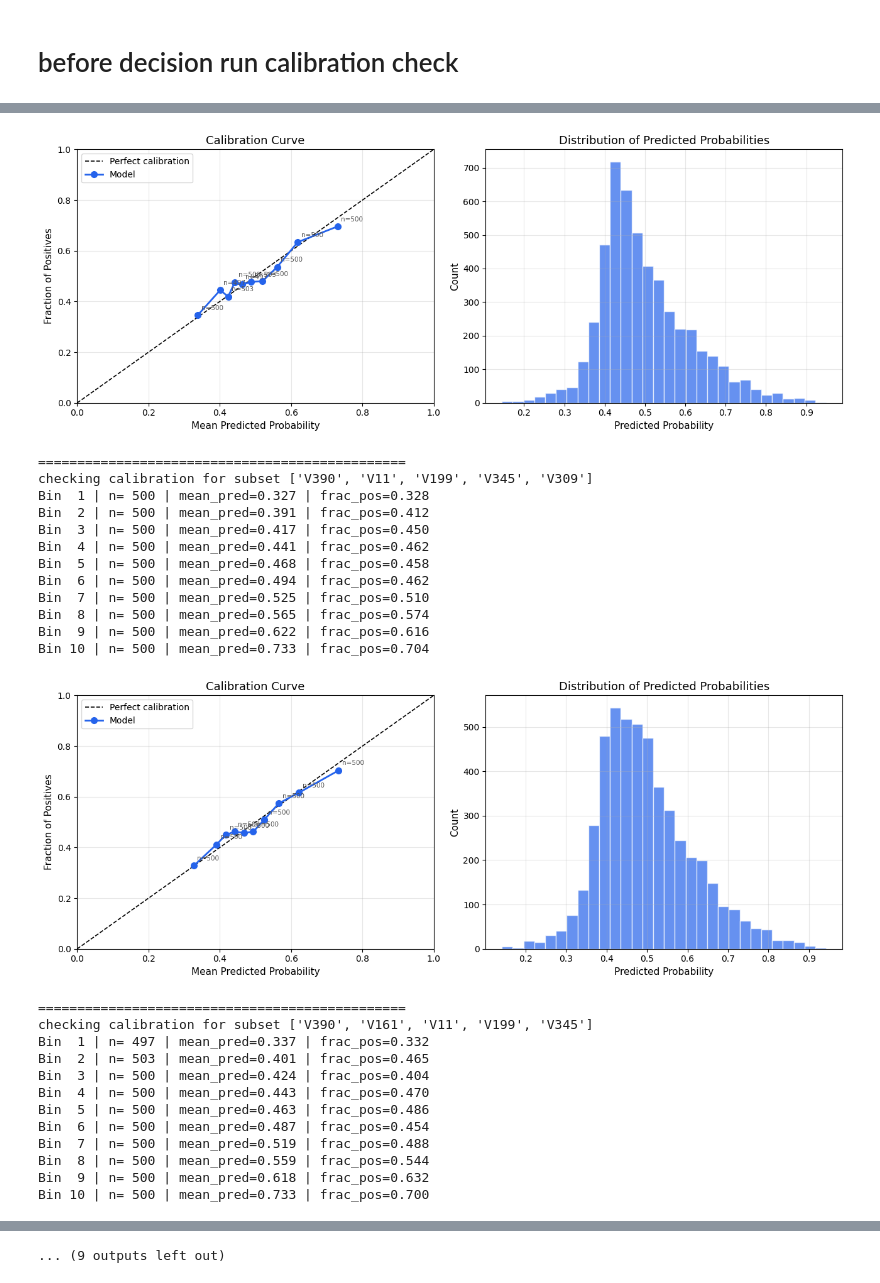
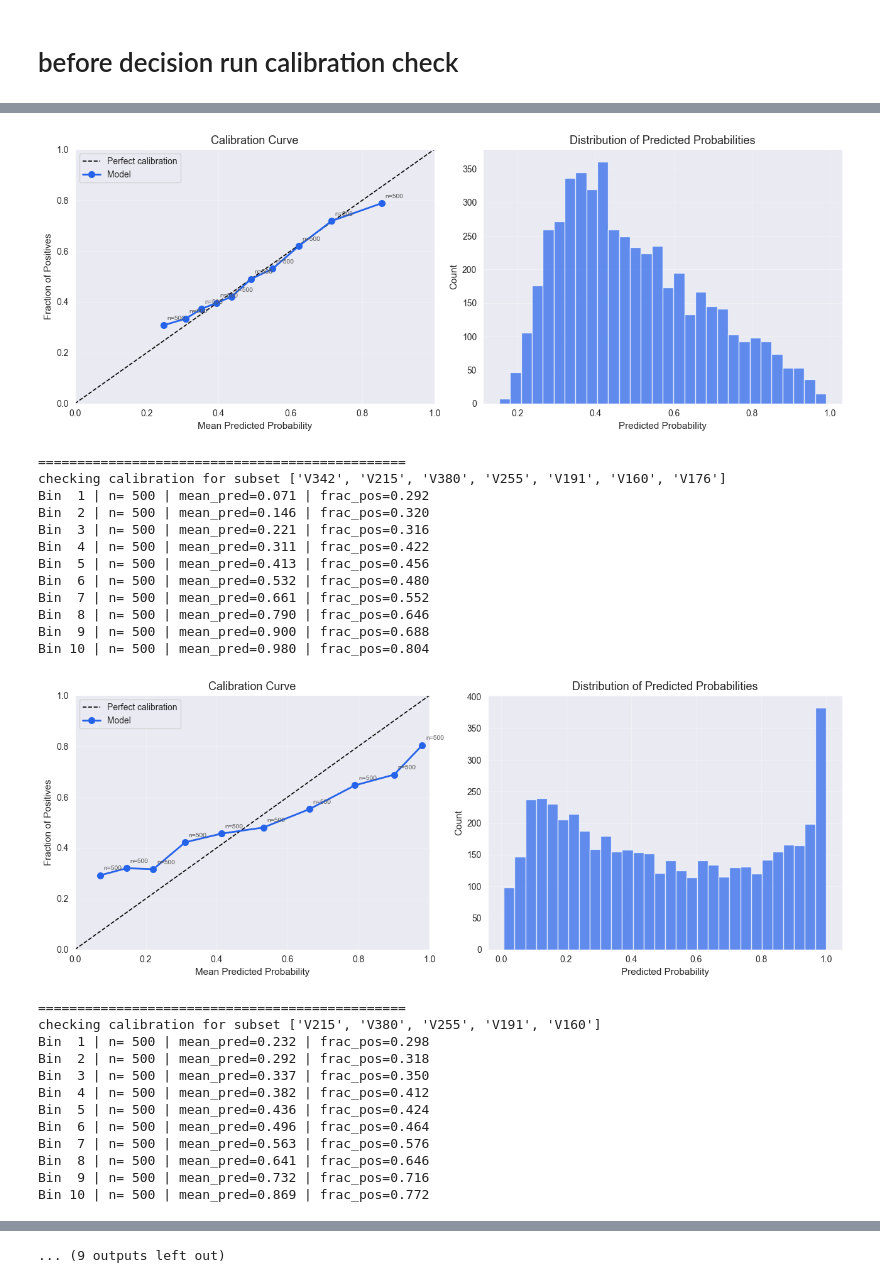
Before and after one commit to M-SZEWCZAK/-Cost-Sensitive-Predictive-Modeling, a Jupyter notebook: experiment_flows/third_level_selection.ipynb, the cells around one changed output, grey strips where cells are left out. Cells and saved outputs as stored; diff of their text form; code cells hidden in the pictures.

```diff
--- a/experiment_flows/third_level_selection.ipynb
+++ b/experiment_flows/third_level_selection.ipynb
@@ -18,7 +18,7 @@ PROJECT_FOLDER_NAME = "-Cost-Sensitive-Predictive-Modeling"
 current_path = Path(os.getcwd()).resolve()
 project_root = Path(*current_path.parts[:current_path.parts.index(PROJECT_FOLDER_NAME) + 1])
 #======== run variables ======================================
-EXP_NAME = "corr" # set run name
+EXP_NAME = "xgb_common" # set run name
 EXP_DIR = project_root / "experiment_results" / EXP_NAME
 EXP_DIR.mkdir(parents=True, exist_ok=True)
 #filenames to save output
@@ -160,3 +160,6 @@ best custom hyperparameters: {'max_depth': 2, 'n_estimators': 500, 'lr': 0.1}
 best precision hyperparameters: {'max_depth': 2, 'n_estimators': 500, 'lr': 0.1}
 =======================================
 Successfully saved data to C:\Users\andrz\-Cost-Sensitive-Predictive-Modeling\experiment_results\corr\top10_subsets_hyperparam_tuning_dict.json
+# %%
+top10_hyperparameter_tuning_result_dict=load_dict_from_json(FILE_BEST_AFTER_TUNING)
+print(top10_hyperparameter_tuning_result_dict)
@@ -262,7 +267,7 @@ top10_cv_result_dict={
 }
 for ind in top10_subset_indices:
     print(f"checking cv score for subset: {top10_hyperparameter_tuning_result_dict[ind]['subset_list']}")
-    model=XGBClassifier(max_depth=top10_hyperparameter_tuning_result_dict[ind]['best_c_hyperparams']['max_depth'])
+    model=XGBClassifier(max_depth=top10_hyperparameter_tuning_result_dict[ind]['best_c_hyperparams']['max_depth'],lr=top10_hyperparameter_tuning_result_dict[ind]['best_c_hyperparams']['lr'],n_estimators=top10_hyperparameter_tuning_result_dict[ind]['best_c_hyperparams']['n_estimators'])
     all_y_test,all_y_prob=get_cv_calibration_predictions(model,x.loc[:,top10_hyperparameter_tuning_result_dict[ind]['subset_list']],y)
     all_y_pred=(all_y_prob>score_model_optimal_k(all_y_test,all_y_prob,n_vars=len(top10_hyperparameter_tuning_result_dict[ind]['subset_list']))[1]).astype(int)
     print(precision_score(all_y_test,all_y_pred))
@@ -296,7 +375,7 @@ Successfully saved data to C:\Users\andrz\-Cost-Sensitive-Predictive-Modeling\ex
 # %%
 for ind in top10_subset_indices:
     print(f"checking calibration for subset {top10_hyperparameter_tuning_result_dict[ind]['subset_list']}")
-    model=XGBClassifier(max_depth=top10_hyperparameter_tuning_result_dict[ind]['best_c_hyperparams']['max_depth'])
+    model=XGBClassifier(max_depth=top10_hyperparameter_tuning_result_dict[ind]['best_c_hyperparams']['max_depth'],learning_rate=top10_hyperparameter_tuning_result_dict[ind]['best_c_hyperparams']['lr'],n_estimators=top10_hyperparameter_tuning_result_dict[ind]['best_c_hyperparams']['n_estimators'])
     all_y_test,all_y_prob=get_cv_calibration_predictions(model,x.loc[:,top10_hyperparameter_tuning_result_dict[ind]['subset_list']],y)
     check_calibration(all_y_prob,all_y_test,savename=Path(PLOT_DIR / f"calibration_for_subset_{ind}"))
     print("===============================================")
@@ -315,26 +394,26 @@ Bin 10 | n= 500 | mean_pred=0.730 | frac_pos=0.696
-[figure, old version]
+[figure, new version]
 ===============================================
-checking calibration for subset ['V390', 'V11', 'V199', 'V345', 'V309']
-Bin  1 | n= 500 | mean_pred=0.327 | frac_pos=0.328
-Bin  2 | n= 500 | mean_pred=0.391 | frac_pos=0.412
-Bin  3 | n= 500 | mean_pred=0.417 | frac_pos=0.450
-Bin  4 | n= 500 | mean_pred=0.441 | frac_pos=0.462
-Bin  5 | n= 500 | mean_pred=0.468 | frac_pos=0.458
-Bin  6 | n= 500 | mean_pred=0.494 | frac_pos=0.462
-Bin  7 | n= 500 | mean_pred=0.525 | frac_pos=0.510
-Bin  8 | n= 500 | mean_pred=0.565 | frac_pos=0.574
-Bin  9 | n= 500 | mean_pred=0.622 | frac_pos=0.616
-Bin 10 | n= 500 | mean_pred=0.733 | frac_pos=0.704
+checking calibration for subset ['V342', 'V215', 'V380', 'V255', 'V191', 'V160', 'V176']
+Bin  1 | n= 500 | mean_pred=0.071 | frac_pos=0.292
+Bin  2 | n= 500 | mean_pred=0.146 | frac_pos=0.320
+Bin  3 | n= 500 | mean_pred=0.221 | frac_pos=0.316
+Bin  4 | n= 500 | mean_pred=0.311 | frac_pos=0.422
+Bin  5 | n= 500 | mean_pred=0.413 | frac_pos=0.456
+Bin  6 | n= 500 | mean_pred=0.532 | frac_pos=0.480
+Bin  7 | n= 500 | mean_pred=0.661 | frac_pos=0.552
+Bin  8 | n= 500 | mean_pred=0.790 | frac_pos=0.646
+Bin  9 | n= 500 | mean_pred=0.900 | frac_pos=0.688
+Bin 10 | n= 500 | mean_pred=0.980 | frac_pos=0.804
-[figure, old version]
+[figure, new version]
 ===============================================
-checking calibration for subset ['V390', 'V161', 'V11', 'V199', 'V345']
-Bin  1 | n= 497 | mean_pred=0.337 | frac_pos=0.332
-Bin  2 | n= 503 | mean_pred=0.401 | frac_pos=0.465
-Bin  3 | n= 500 | mean_pred=0.424 | frac_pos=0.404
-Bin  4 | n= 500 | mean_pred=0.443 | frac_pos=0.470
-Bin  5 | n= 500 | mean_pred=0.463 | frac_pos=0.486
-Bin  6 | n= 500 | mean_pred=0.487 | frac_pos=0.454
-Bin  7 | n= 500 | mean_pred=0.519 | frac_pos=0.488
-Bin  8 | n= 500 | mean_pred=0.559 | frac_pos=0.544
-Bin  9 | n= 500 | mean_pred=0.618 | frac_pos=0.632
-Bin 10 | n= 500 | mean_pred=0.733 | frac_pos=0.700
+checking calibration for subset ['V215', 'V380', 'V255', 'V191', 'V160']
+Bin  1 | n= 500 | mean_pred=0.232 | frac_pos=0.298
+Bin  2 | n= 500 | mean_pred=0.292 | frac_pos=0.318
+Bin  3 | n= 500 | mean_pred=0.337 | frac_pos=0.350
+Bin  4 | n= 500 | mean_pred=0.382 | frac_pos=0.412
+Bin  5 | n= 500 | mean_pred=0.436 | frac_pos=0.424
+Bin  6 | n= 500 | mean_pred=0.496 | frac_pos=0.464
+Bin  7 | n= 500 | mean_pred=0.563 | frac_pos=0.576
+Bin  8 | n= 500 | mean_pred=0.641 | frac_pos=0.646
+Bin  9 | n= 500 | mean_pred=0.732 | frac_pos=0.716
+Bin 10 | n= 500 | mean_pred=0.869 | frac_pos=0.772
```
Also changed, not shown: parts of 4 cells of this notebook, 33 other files.
